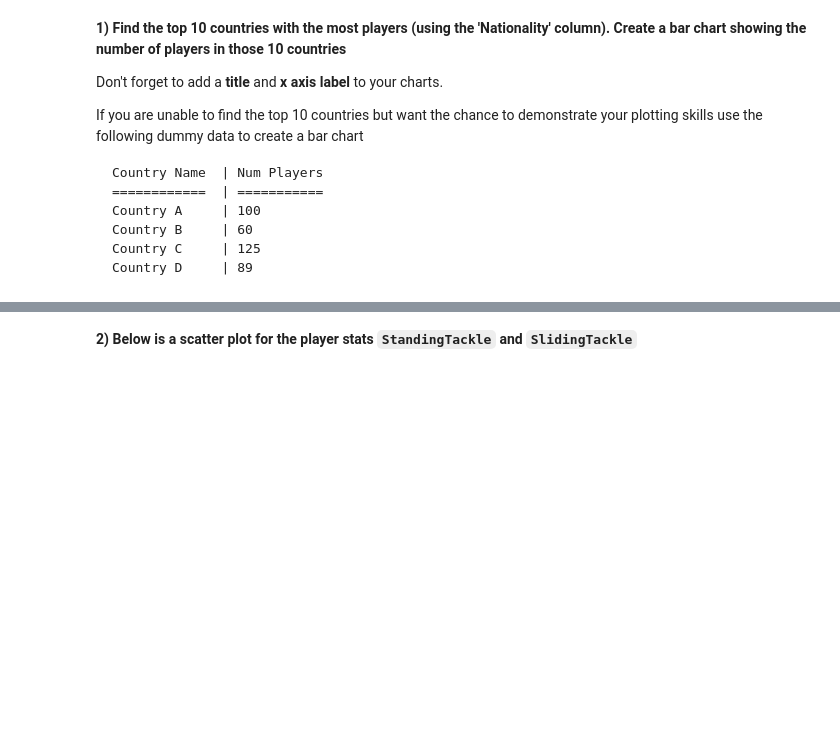
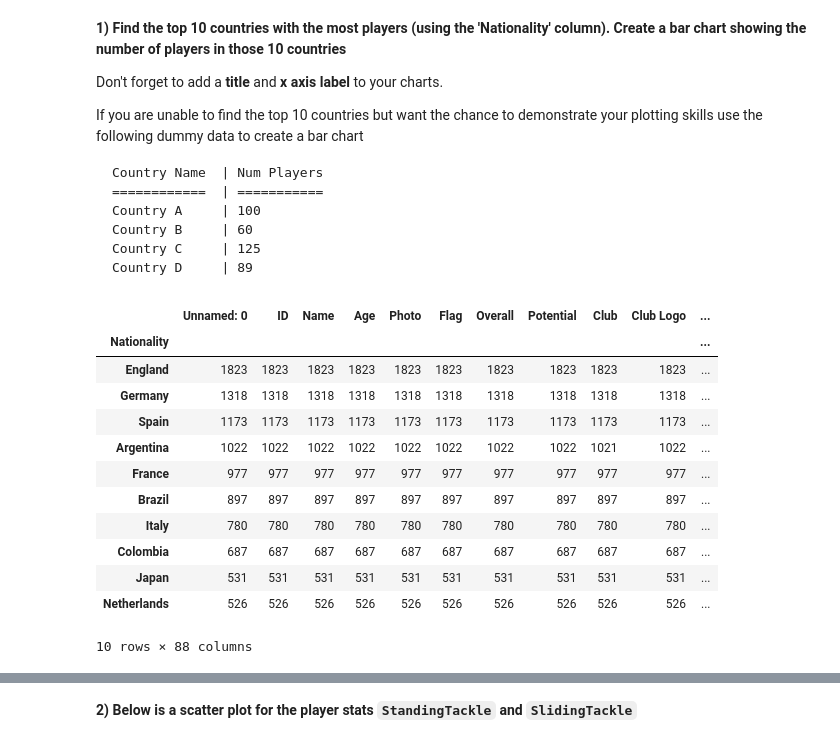
Before and after one commit to learn-co-curriculum/daily_challenges_seattle-ds-102819, a Jupyter notebook: mod_1/2019-11-07_data_visualization/data_visualization.ipynb, the cells around one changed output, grey strips where cells are left out. Drawn from its saved outputs; the diff is of its cells as text; code cells hidden in the pictures; blank space fills up the shorter version.

````diff
--- a/mod_1/2019-11-07_data_visualization/data_visualization.ipynb
+++ b/mod_1/2019-11-07_data_visualization/data_visualization.ipynb
@@ -32,3 +32,19 @@ Country D     | 89
 ```
 # %%
 # code here to get the top 10 countries with the most players
+top_ten = df.groupby('Nationality').count().sort_values('Name', ascending = False)[0:10]
+top_ten
+# %% [output]
+|  | Unnamed: 0 | ID | Name | Age | Photo | Flag | Overall | Potential | Club | Club Logo | ... |
+| Nationality |  |  |  |  |  |  |  |  |  |  | ... |
+| England | 1823 | 1823 | 1823 | 1823 | 1823 | 1823 | 1823 | 1823 | 1823 | 1823 | ... |
+| Germany | 1318 | 1318 | 1318 | 1318 | 1318 | 1318 | 1318 | 1318 | 1318 | 1318 | ... |
+| Spain | 1173 | 1173 | 1173 | 1173 | 1173 | 1173 | 1173 | 1173 | 1173 | 1173 | ... |
+| Argentina | 1022 | 1022 | 1022 | 1022 | 1022 | 1022 | 1022 | 1022 | 1021 | 1022 | ... |
+| France | 977 | 977 | 977 | 977 | 977 | 977 | 977 | 977 | 977 | 977 | ... |
+| Brazil | 897 | 897 | 897 | 897 | 897 | 897 | 897 | 897 | 897 | 897 | ... |
+| Italy | 780 | 780 | 780 | 780 | 780 | 780 | 780 | 780 | 780 | 780 | ... |
+| Colombia | 687 | 687 | 687 | 687 | 687 | 687 | 687 | 687 | 687 | 687 | ... |
+| Japan | 531 | 531 | 531 | 531 | 531 | 531 | 531 | 531 | 531 | 531 | ... |
+| Netherlands | 526 | 526 | 526 | 526 | 526 | 526 | 526 | 526 | 526 | 526 | ... |
+10 rows × 88 columns
````
Also changed, not shown: parts of 6 cells of this notebook.
